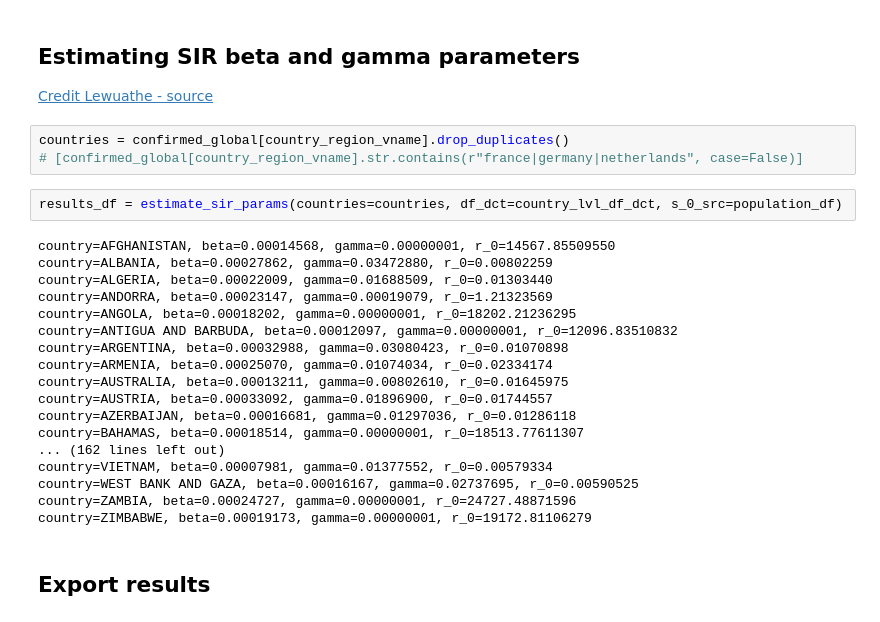
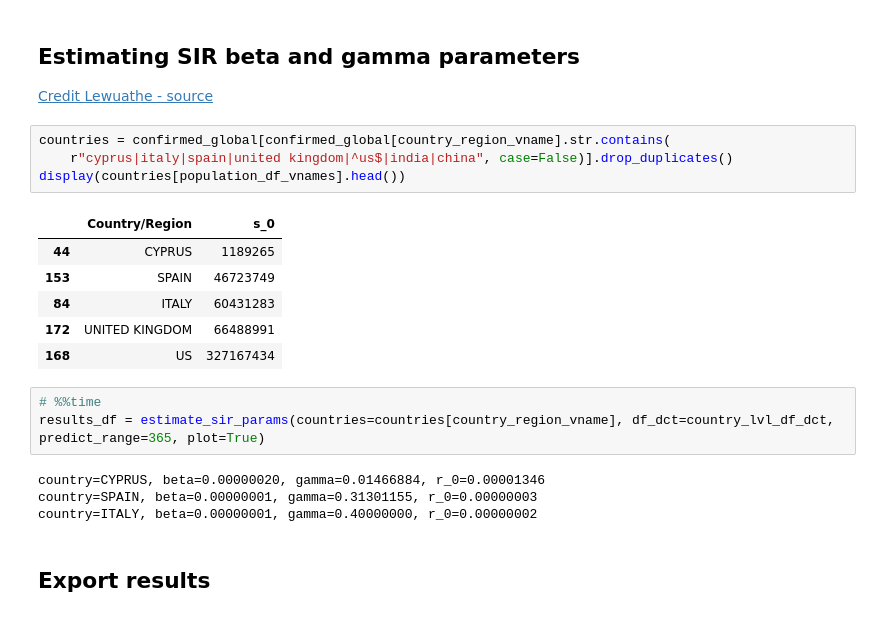
Before and after one commit to rafaelvalero/covid_forecast, a Jupyter notebook: notebooks/SIR.ipynb, the cells around one changed output. Saved outputs shown, nothing was run; the diff lists cells and outputs as text.

Commit message:
increasing estimation speed of beta and gamma

```diff
--- a/notebooks/SIR.ipynb
+++ b/notebooks/SIR.ipynb
@@ -290,28 +314,23 @@ population_df.head()
 ## Estimating SIR beta and gamma parameters
 [Credit Lewuathe - source](https://github.com/Lewuathe/COVID19-SIR)
 # %%
-countries = confirmed_global[country_region_vname].drop_duplicates()
-# [confirmed_global[country_region_vname].str.contains(r"france|germany|netherlands", case=False)]
+countries = confirmed_global[confirmed_global[country_region_vname].str.contains(
+    r"cyprus|italy|spain|united kingdom|^us$|india|china", case=False)].drop_duplicates()
+display(countries[population_df_vnames].head())
+# %% [output]
+|  | Country/Region | s_0 |
+| 44 | CYPRUS | 1189265 |
+| 153 | SPAIN | 46723749 |
+| 84 | ITALY | 60431283 |
+| 172 | UNITED KINGDOM | 66488991 |
+| 168 | US | 327167434 |
 # %%
-results_df = estimate_sir_params(countries=countries, df_dct=country_lvl_df_dct, s_0_src=population_df)
+# %%time
+results_df = estimate_sir_params(countries=countries[country_region_vname], df_dct=country_lvl_df_dct, predict_range=365, plot=True)
 # %% [output]
-country=AFGHANISTAN, beta=0.00014568, gamma=0.00000001, r_0=14567.85509550
-country=ALBANIA, beta=0.00027862, gamma=0.03472880, r_0=0.00802259
-country=ALGERIA, beta=0.00022009, gamma=0.01688509, r_0=0.01303440
-country=ANDORRA, beta=0.00023147, gamma=0.00019079, r_0=1.21323569
-country=ANGOLA, beta=0.00018202, gamma=0.00000001, r_0=18202.21236295
-country=ANTIGUA AND BARBUDA, beta=0.00012097, gamma=0.00000001, r_0=12096.83510832
-country=ARGENTINA, beta=0.00032988, gamma=0.03080423, r_0=0.01070898
-country=ARMENIA, beta=0.00025070, gamma=0.01074034, r_0=0.02334174
-country=AUSTRALIA, beta=0.00013211, gamma=0.00802610, r_0=0.01645975
-country=AUSTRIA, beta=0.00033092, gamma=0.01896900, r_0=0.01744557
-country=AZERBAIJAN, beta=0.00016681, gamma=0.01297036, r_0=0.01286118
-country=BAHAMAS, beta=0.00018514, gamma=0.00000001, r_0=18513.77611307
-... (162 lines left out)
-country=VIETNAM, beta=0.00007981, gamma=0.01377552, r_0=0.00579334
-country=WEST BANK AND GAZA, beta=0.00016167, gamma=0.02737695, r_0=0.00590525
-country=ZAMBIA, beta=0.00024727, gamma=0.00000001, r_0=24727.48871596
-country=ZIMBABWE, beta=0.00019173, gamma=0.00000001, r_0=19172.81106279
+country=CYPRUS, beta=0.00000020, gamma=0.01466884, r_0=0.00001346
+country=SPAIN, beta=0.00000001, gamma=0.31301155, r_0=0.00000003
+country=ITALY, beta=0.00000001, gamma=0.40000000, r_0=0.00000002
 # %% [markdown]
 ## Export results
 # %%
```
Also changed, not shown: parts of 13 cells of this notebook, 3 other files.
